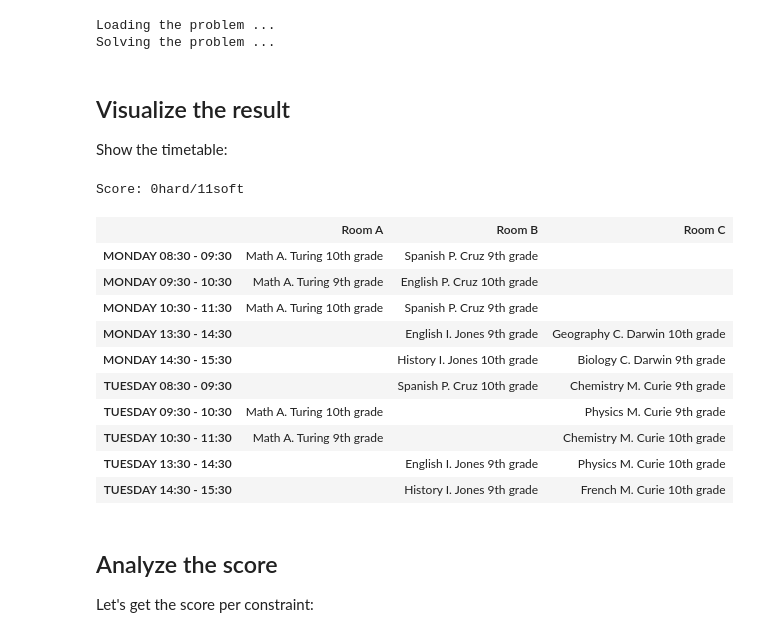
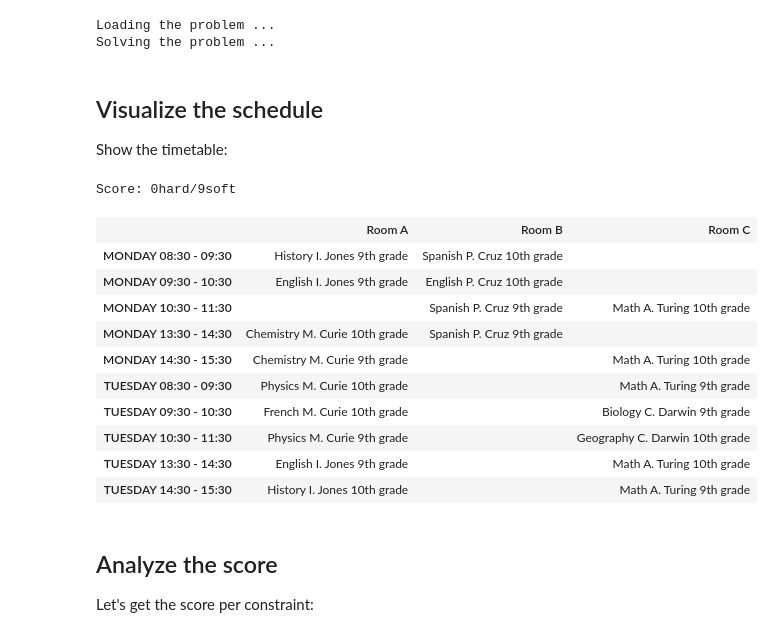
Before and after one commit to TimefoldAI/timefold-notebooks, a Jupyter notebook: kotlin/school-timetabling.ipynb, the cells around one changed output. Saved outputs shown, nothing was run; the diff lists cells and outputs as text; code cells hidden in the pictures.

```diff
--- a/kotlin/school-timetabling.ipynb
+++ b/kotlin/school-timetabling.ipynb
@@ -322,7 +322,7 @@ val solution: TimeTable = solver.solve(problem)
 Loading the problem ...
 Solving the problem ...
 # %% [markdown]
-## Visualize the result
+## Visualize the schedule
 
 Show the timetable:
 # %%
@@ -334,45 +334,45 @@ HTML(buildString {
         append("<th>${room.name}</th>")
     }
     append("</tr>")
     for (timeslot in solution.timeslots) {
         append("<tr><th>${timeslot.dayOfWeek} ${timeslot.startTime} - ${timeslot.endTime}</th>")
         for (room in solution.rooms) {
             val cellLessons = lessonMap.get(Pair(timeslot, room)) ?: emptyList()
             append("<td>")
             append(cellLessons.map { it.subject }.joinToString(", "))
             append("<br/>")
             append(cellLessons.map { it.teacher }.joinToString(", "))
             append("<br/>")
             append(cellLessons.map { it.studentGroup }.joinToString(", "))
             append("</td>")
         }
         append("</tr>")
     }
     append("</table>")
 
     val unassignedLessons = lessonMap.get(Pair(null, null))
     if (unassignedLessons != null && unassignedLessons.isNotEmpty()) {
         append("<p>Unassigned lessons</p>")
         append("<ul>")
-        for (lesson: Lesson in unassignedLessons) {
+        for (lesson in unassignedLessons) {
             append("<li>${lesson.subject} - ${lesson.teacher} - ${lesson.studentGroup}</li>")
         }
         append("</ul>")
     }
 })
 # %% [output]
-Score: 0hard/11soft
+Score: 0hard/9soft
 |  | Room A | Room B | Room C |
-| MONDAY 08:30 - 09:30 | Math A. Turing 10th grade | Spanish P. Cruz 9th grade |  |
-| MONDAY 09:30 - 10:30 | Math A. Turing 9th grade | English P. Cruz 10th grade |  |
-| MONDAY 10:30 - 11:30 | Math A. Turing 10th grade | Spanish P. Cruz 9th grade |  |
-| MONDAY 13:30 - 14:30 |  | English I. Jones 9th grade | Geography C. Darwin 10th grade |
-| MONDAY 14:30 - 15:30 |  | History I. Jones 10th grade | Biology C. Darwin 9th grade |
-| TUESDAY 08:30 - 09:30 |  | Spanish P. Cruz 10th grade | Chemistry M. Curie 9th grade |
-| TUESDAY 09:30 - 10:30 | Math A. Turing 10th grade |  | Physics M. Curie 9th grade |
-| TUESDAY 10:30 - 11:30 | Math A. Turing 9th grade |  | Chemistry M. Curie 10th grade |
-| TUESDAY 13:30 - 14:30 |  | English I. Jones 9th grade | Physics M. Curie 10th grade |
-| TUESDAY 14:30 - 15:30 |  | History I. Jones 9th grade | French M. Curie 10th grade |
+| MONDAY 08:30 - 09:30 | History I. Jones 9th grade | Spanish P. Cruz 10th grade |  |
+| MONDAY 09:30 - 10:30 | English I. Jones 9th grade | English P. Cruz 10th grade |  |
+| MONDAY 10:30 - 11:30 |  | Spanish P. Cruz 9th grade | Math A. Turing 10th grade |
+| MONDAY 13:30 - 14:30 | Chemistry M. Curie 10th grade | Spanish P. Cruz 9th grade |  |
+| MONDAY 14:30 - 15:30 | Chemistry M. Curie 9th grade |  | Math A. Turing 10th grade |
+| TUESDAY 08:30 - 09:30 | Physics M. Curie 10th grade |  | Math A. Turing 9th grade |
+| TUESDAY 09:30 - 10:30 | French M. Curie 10th grade |  | Biology C. Darwin 9th grade |
+| TUESDAY 10:30 - 11:30 | Physics M. Curie 9th grade |  | Geography C. Darwin 10th grade |
+| TUESDAY 13:30 - 14:30 | English I. Jones 9th grade |  | Math A. Turing 10th grade |
+| TUESDAY 14:30 - 15:30 | History I. Jones 10th grade |  | Math A. Turing 9th grade |
 # %% [markdown]
 ## Analyze the score
 
```
Also changed, not shown: parts of 4 cells of this notebook.
